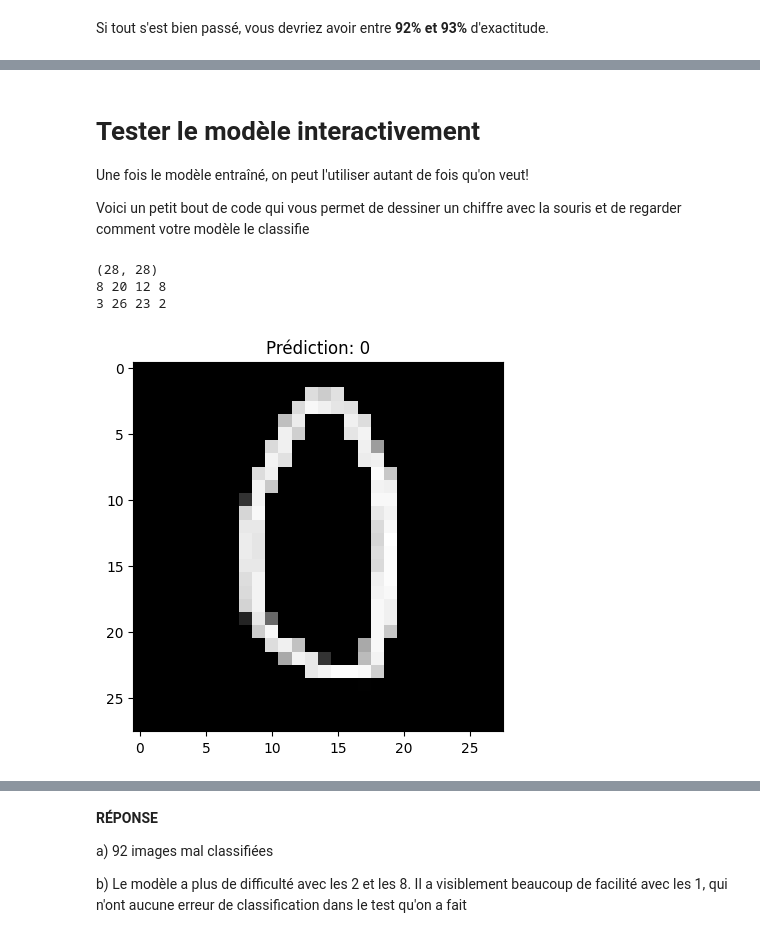
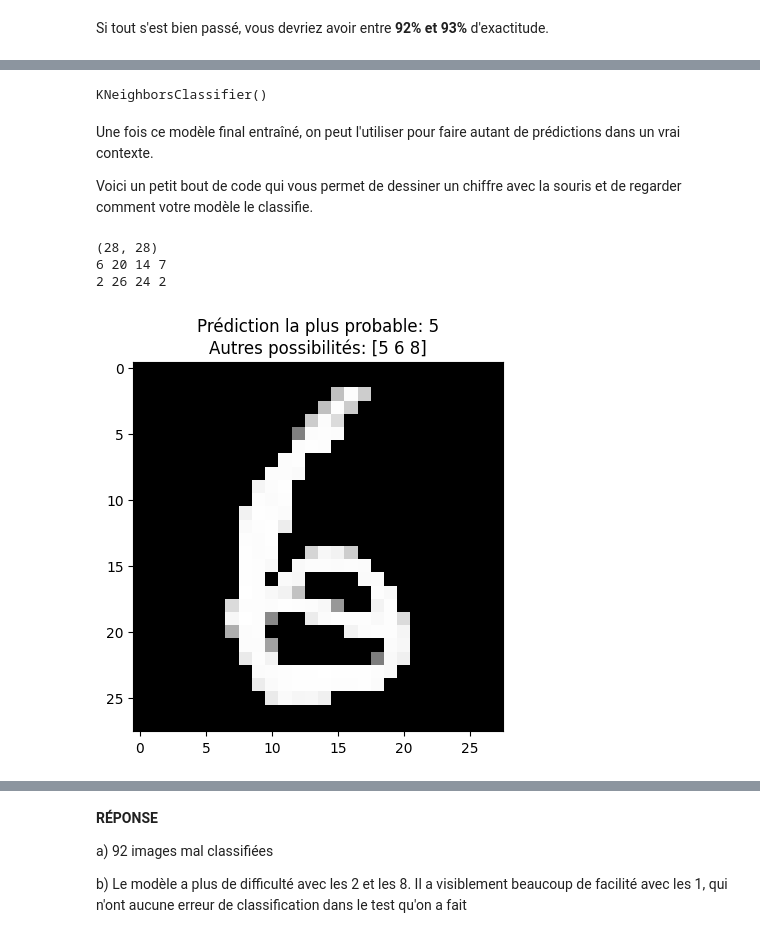
Before and after one commit to 316k/notebooks-cf1, a Jupyter notebook: solutions/06_Classification_KNN.ipynb, the cells around one changed output, grey strips where cells are left out. Saved outputs shown, nothing was run; the diff lists cells and outputs as text; code cells hidden in the pictures.

```diff
--- a/solutions/06_Classification_KNN.ipynb
+++ b/solutions/06_Classification_KNN.ipynb
@@ -977,9 +986,19 @@ Si tout s'est bien passé, vous devriez avoir entre **92% et 93%** d'exactitude.
+# %%
+from sklearn.neighbors import KNeighborsClassifier
+from sklearn.metrics import accuracy_score
+
+modele_final = KNeighborsClassifier(5) # KNN, avec K=5 choisi
+
+X_total = df_images.drop('etiquette', axis='columns')
+y_total = df_images['etiquette']
+
+modele_final.fit(X_total, y_total)
+# %% [output]
+KNeighborsClassifier()
 # %% [markdown]
-# Tester le modèle interactivement
+Une fois ce modèle final entraîné, on peut l'utiliser pour faire autant de prédictions dans un vrai contexte.
 
-Une fois le modèle entraîné, on peut l'utiliser autant de fois qu'on veut!
-
-Voici un petit bout de code qui vous permet de dessiner un chiffre avec la souris et de regarder comment votre modèle le classifie
+Voici un petit bout de code qui vous permet de dessiner un chiffre avec la souris et de regarder comment votre modèle le classifie.
 # %%
 from IPython.display import HTML, Image
 from google.colab.output import eval_js
@@ -1036,35 +1055,37 @@ def dessin(filename='drawing.png', w=504, h=504, line_width=1):
   clear_output()
   img = cv2.imread(filename, cv2.IMREAD_GRAYSCALE)
   print(img.shape)
   img = cv2.resize(img, (28, 28))
   # Centrer les pixels
   colonnes = img.sum(axis=0)
   rangees = img.sum(axis=1)
   def get_offset(line):
     line = line.copy()
     line[line > 0] = 1
     first = np.argmax(line)
     last = len(line) - np.argmax(line[::-1])
     span = last - first
     balanced_spacing = (len(line) - span) // 2
     print(first, last, span, balanced_spacing)
     return balanced_spacing - first
   offset_x = get_offset(colonnes)
   offset_y = get_offset(rangees)
   # Centrer à partir de ça
   img = np.roll(img, offset_x, axis=1)
   img = np.roll(img, offset_y, axis=0)
 
   cv2.imwrite("drawing.png", img)
 
   return img
 
 nouvelle_image = dessin() / 255.0
-prediction = modele.predict([nouvelle_image.reshape(-1)])[0]
+prediction = modele_final.predict([nouvelle_image.reshape(-1)])[0]
+prediction_choix = modele_final.predict_proba([nouvelle_image.reshape(-1)])[0]
+prediction_choix = np.arange(10)[prediction_choix > 0]
 
-imshow(nouvelle_image**4, titre=f"Prédiction: {prediction}")
+imshow(nouvelle_image, titre=f"Prédiction la plus probable: {prediction}\nAutres possibilités: {prediction_choix}")
 # %% [output]
 (28, 28)
-8 20 12 8
-3 26 23 2
+6 20 14 7
+2 26 24 2
-[figure, old version]
+[figure, new version]
```
Also changed, not shown: parts of 7 cells of this notebook, 5 other files.
